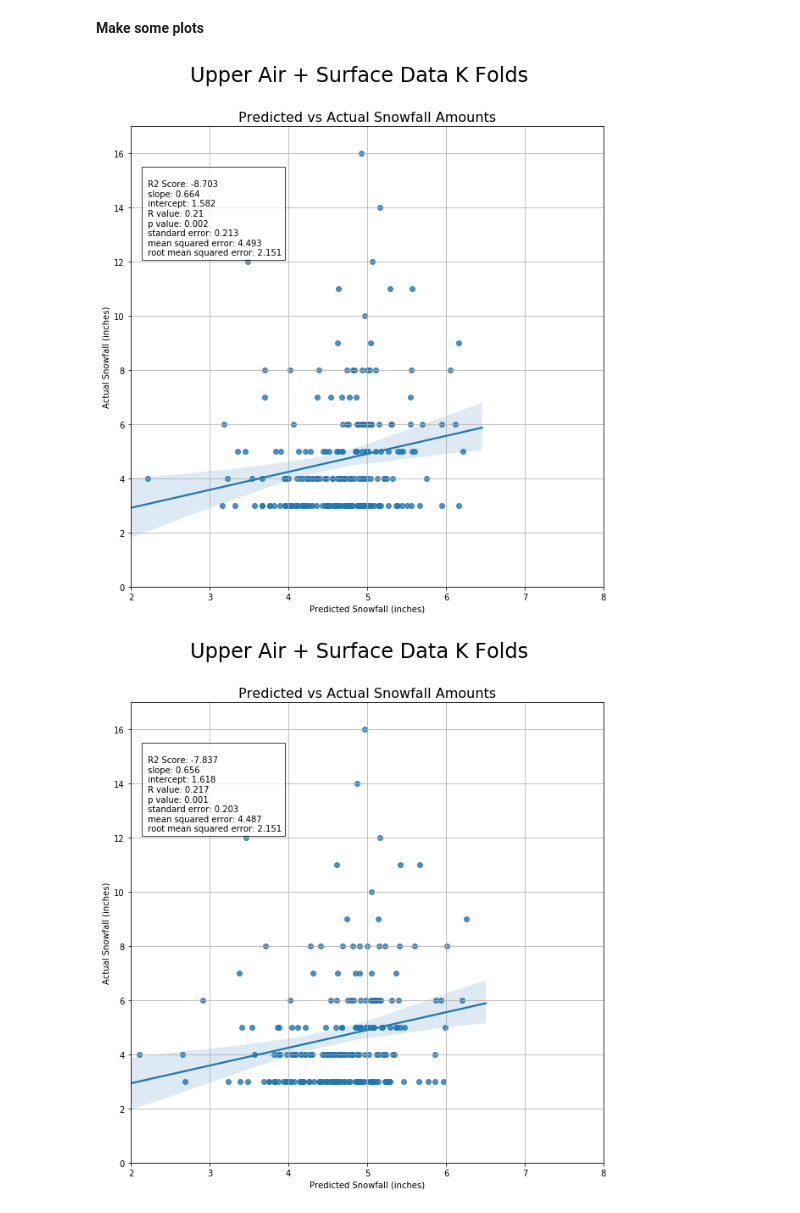
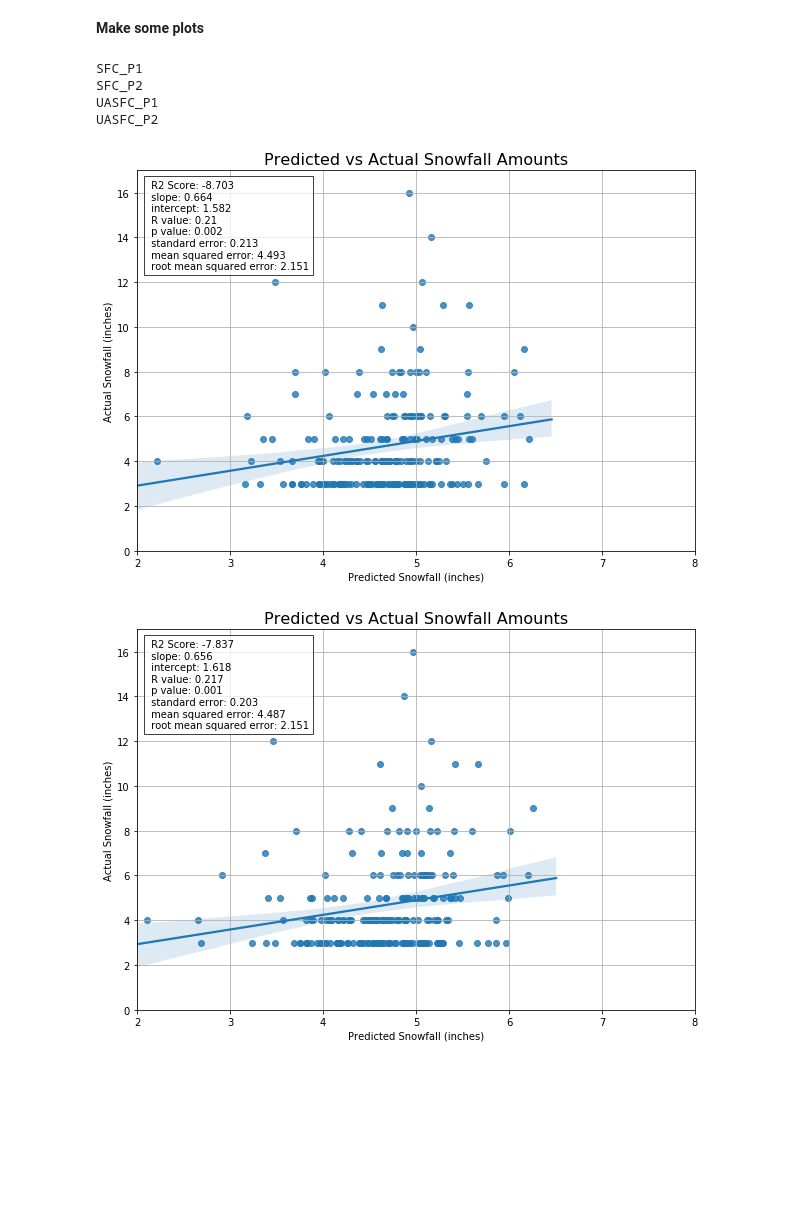
Before and after one commit to dustinrapp/Capstone_Springboard_Intermediate_Python, a Jupyter notebook: Projects/8a_UASFC_20-80_KFold_Crossval.ipynb, the cells around one changed output. Cells and saved outputs as stored; diff of their text form; code cells hidden in the pictures; blank space fills up the shorter version.

Commit message:
added general plots

```diff
--- a/Projects/8a_UASFC_20-80_KFold_Crossval.ipynb
+++ b/Projects/8a_UASFC_20-80_KFold_Crossval.ipynb
@@ -140,3 +140,6 @@ best_features =  ['LXV_12hr_delta_Pressure_hp', 'CMtn_Dewpoint_degC', 'CMtn_Wind
                       'KGJT_d300_200_dwpc', 'CMtnSNTL_Temp_degC', 'KGJT_d700_400_tmpc', 'KGJT_d250_200_dwpc', 'KGJT_700mb_speed_kts', \
                       'KGJT_500mb_drct', 'KGJT_d250_200_tmpc', 'KGJT_d500_200_height_m', 'KGJT_d300_250_drct', 'CMtn_WindDirection_deg', \
                       'KGJT_d250_200_speed_kts', 'KGJT_250mb_drct', 'KGJT_400mb_dwpc', 'KGJT_d700_500_drct', 'CMtn_Dewpoint_degC']
+
+
+descriptors = ['SFC_P1', 'SFC_P2', 'UASFC_P1', 'UASFC_P2']
@@ -300,28 +293,33 @@ Mean RMSE:[2.119723662287682, 2.118226740625471, 2.071222617588724, 2.1512983179
 **Make some plots**
 # %%
  for pred_case in np.arange(0, len(Ytest_predictions), 1):
-    fig = plt.figure(figsize=(10,10))
-    fig.suptitle('Upper Air + Surface Data K Folds', fontsize=24)
+    print(descriptors[pred_case])
+    fig = plt.figure(figsize=(10,7))
     sns.regplot(Ytest_predictions[pred_case], Y_actsnf[pred_case])
 
 
     bbox_props=dict(facecolor='red', alpha=0.75, fc = 'white')
-    plt.annotate('\n R2 Score: ' + str(round(R2_scores[pred_case],3)) +
+    plt.annotate(' R2 Score: ' + str(round(R2_scores[pred_case],3)) +
                  '\n slope: ' + str(round(slopes[pred_case],3)) +
                  '\n intercept: ' + str(round(intercepts[pred_case],3)) +
                  '\n R value: ' + str(round(r_values[pred_case],3)) +
                  '\n p value: ' + str(round(p_values[pred_case],3)) +
                  '\n standard error: ' + str(round(std_errs[pred_case],3)) +
                  '\n mean squared error: ' + str(round(mses[pred_case],3)) +
                  '\n root mean squared error: ' + str(round(rmses[pred_case],3)), \
-                 xy=(0.03, 0.72), xycoords='axes fraction', fontsize=10, bbox = bbox_props)
+                 xy=(0.02, 0.74), xycoords='axes fraction', fontsize=10, bbox = bbox_props)
 
     plt.xlabel('Predicted Snowfall (inches)')
     plt.ylabel('Actual Snowfall (inches)')
     plt.xlim([2,8])
     plt.ylim([0,17])
     plt.grid(True)
     plt.title('Predicted vs Actual Snowfall Amounts', fontsize = 16)
+    plt.savefig('C:/Users/RAPP/Documents/Capstone/MS_CS_report/figs/pred_vs_act_KFold_'+descriptors[pred_case]+'.png',bbox_inches='tight')
 # %% [output]
+SFC_P1
+SFC_P2
+UASFC_P1
+UASFC_P2
-[figure, old version]
+[figure, new version]
-[figure, old version]
+[figure, new version]
```
Also changed, not shown: parts of 7 cells of this notebook.
